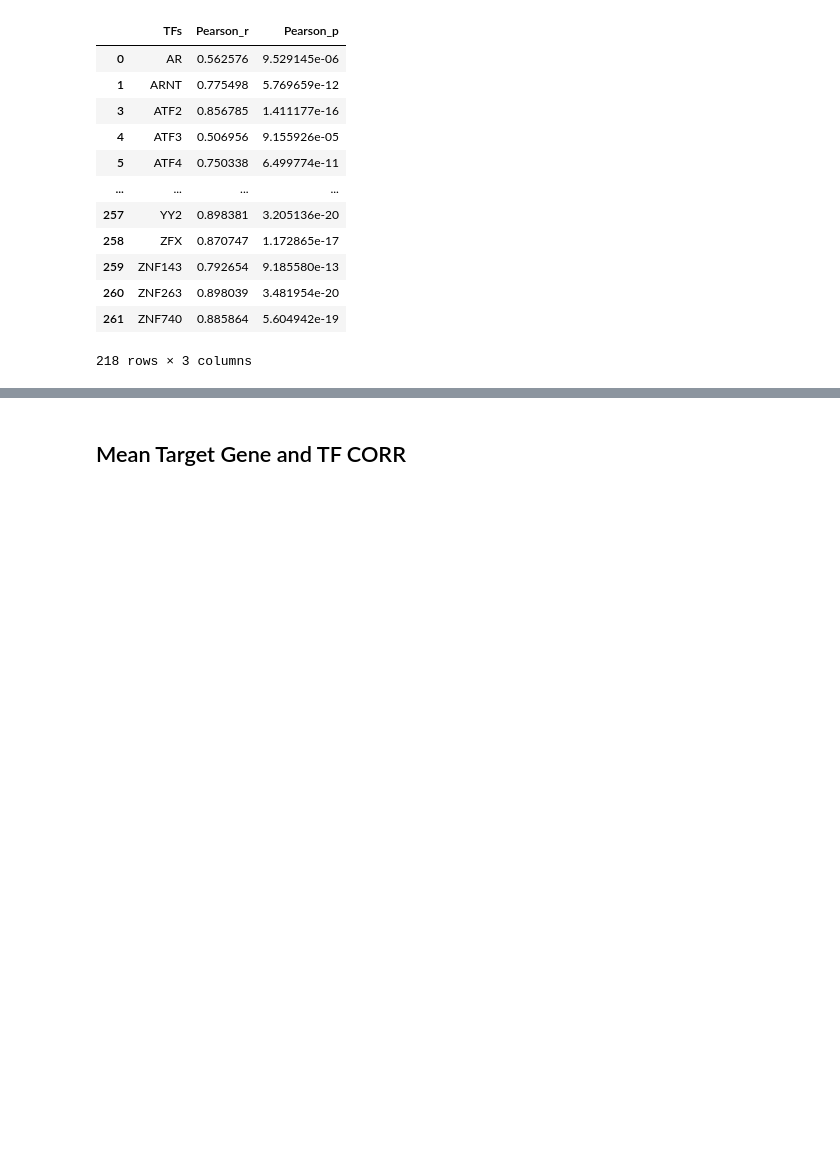
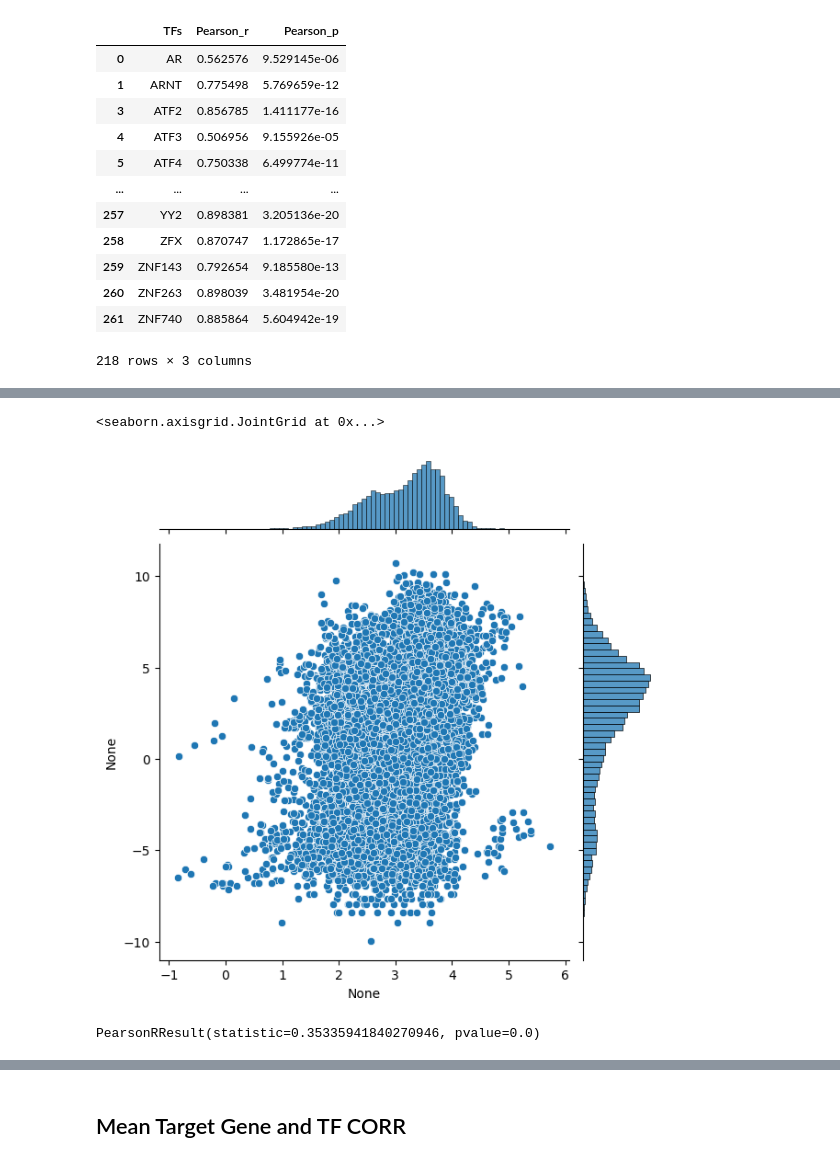
Before and after one commit to JulianMeigen/Bachelor, a Jupyter notebook: E_Single_TFBS/Ensemble_TF_Genexpr.ipynb, the cells around one changed output, grey strips where cells are left out. Cells and saved outputs as stored; diff of their text form; code cells hidden in the pictures; blank space fills up the shorter version.

```diff
--- a/E_Single_TFBS/Ensemble_TF_Genexpr.ipynb
+++ b/E_Single_TFBS/Ensemble_TF_Genexpr.ipynb
@@ -288,0 +502,3 @@ pearson_TF_Target_Expr_red
+# %%
+expr_for_target_gene_red = expr_for_target_gene.loc[expr_for_tf_df_log.index].iloc[:,:-1]
+expr_for_target_gene_red
@@ -288,0 +552,28 @@ pearson_TF_Target_Expr_red
+# %%
+tissue = "Spleen"
+x, y = get_only_non_NAN(tf_expr=expr_for_tf_df_log, target_expr=expr_for_target_gene_red, tissue_name=tissue)
+sns.jointplot(x=mean_target_expr, y= single_tf_expr)
+# %%
+def get_all_heatmap_entrys_as_array(tf_expr, target_expr):
+    all_tf_expr = np.array([])
+    all_target_expr = np.array([])
+    for tissue in tf_expr.columns:
+        all_tf_expr = np.append(all_tf_expr, tf_expr[tissue])
+        all_target_expr = np.append(all_target_expr, target_expr[tissue])
+    return all_tf_expr, all_target_expr
+# %%
+all_tf_expr, all_target_expr = get_all_heatmap_entrys_as_array(tf_expr=expr_for_tf_df_log, target_expr=expr_for_target_gene_red)
+# REMOVE NANS for both Arrays
+mask = ~np.isnan(all_tf_expr)
+mean_target_expr = all_target_expr[mask]
+single_tf_expr = all_tf_expr[mask]
+
+# pearsonr(mean_target_expr, single_tf_expr)
+sns.jointplot(x=mean_target_expr, y=single_tf_expr)
+# %% [output]
+<seaborn.axisgrid.JointGrid at 0x...>
+[figure, added]
+# %%
+pearsonr(mean_target_expr, single_tf_expr)
+# %% [output]
+PearsonRResult(statistic=0.35335941840270946, pvalue=0.0)
```
Also changed, not shown: parts of 31 cells of this notebook, 3 other files.
